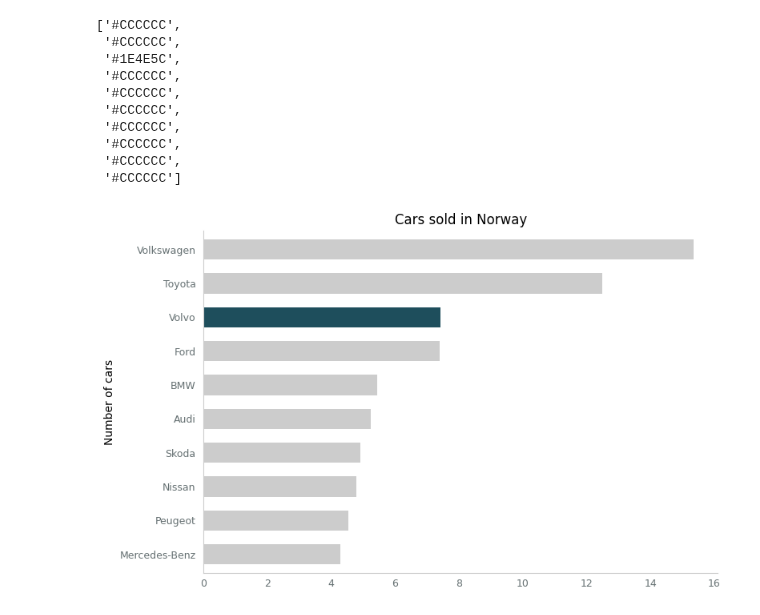
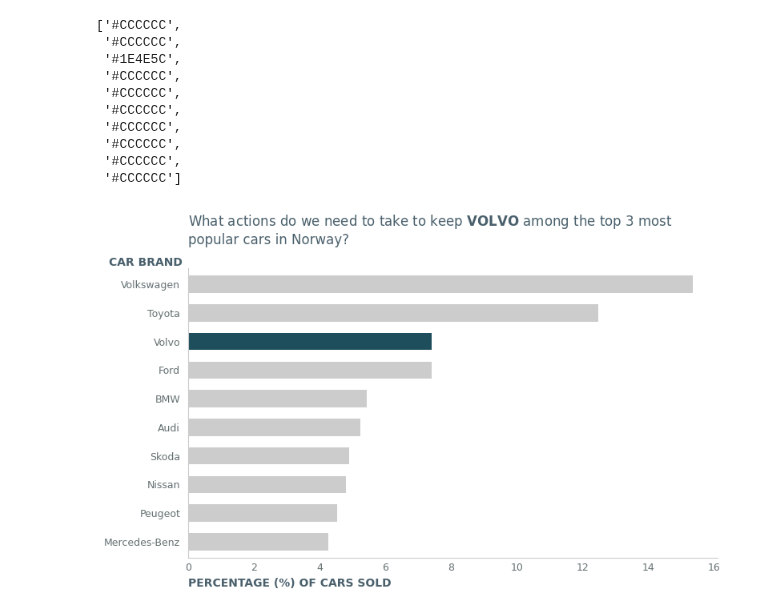
Before and after one commit to fredrikkron/data-visualization-fredrik-kron-de24, a Jupyter notebook: code_alongs/04_storytelling_matplotlib/storytelling_bar.ipynb, the cells around one changed output. Drawn from its saved outputs; the diff is of its cells as text; code cells hidden in the pictures.

Commit message:
label positioned

```diff
--- a/code_alongs/04_storytelling_matplotlib/storytelling_bar.ipynb
+++ b/code_alongs/04_storytelling_matplotlib/storytelling_bar.ipynb
@@ -115,26 +115,39 @@ colors
 # %%
 # horizontal bar chart
 ax = df_percentage.iloc[:10].plot(
     kind='barh',
-    title='Cars sold in Norway',
     ylabel='Number of cars',
     figsize= (8,5),
     width = 0.6,
     color=colors
     )
 
 ax.invert_yaxis()
 
 # remove clutter
 ax.spines[["top", "right"]].set_visible(False)
 
 # contrast
 ax.spines[["left", "bottom"]].set_color(GRAY_1)
 ax.tick_params(axis="both", colors = GRAY_2, labelsize=9, length=0, pad=5)
 ax.tick_params(axis="y", pad=7)
 
+# descriptive title and labels - call to action (CTA)
+ax.set_title(
+    "What actions do we need to take to keep "
+    + r"$\bf{VOLVO}$" # LaTeX mode
+    + " among the top 3 most\npopular cars in Norway?",
+    loc="left",
+    color = GRAY_3,
+    pad=22
+    )
+
+ax.set_xlabel("PERCENTAGE (%) OF CARS SOLD", color=GRAY_3, fontweight="bold", loc="left")
+ax.set_ylabel("CAR BRAND", color=GRAY_3, fontweight="bold", rotation=0)
+ax.yaxis.set_label_coords(-0.08, 1)
+
 fig = ax.get_figure()
 fig.tight_layout()
 fig.savefig('figures/2_bar_storytelling.png')
 # %% [output]
-[figure, old version]
+[figure, new version]
```
Also changed, not shown: 1 other file.
